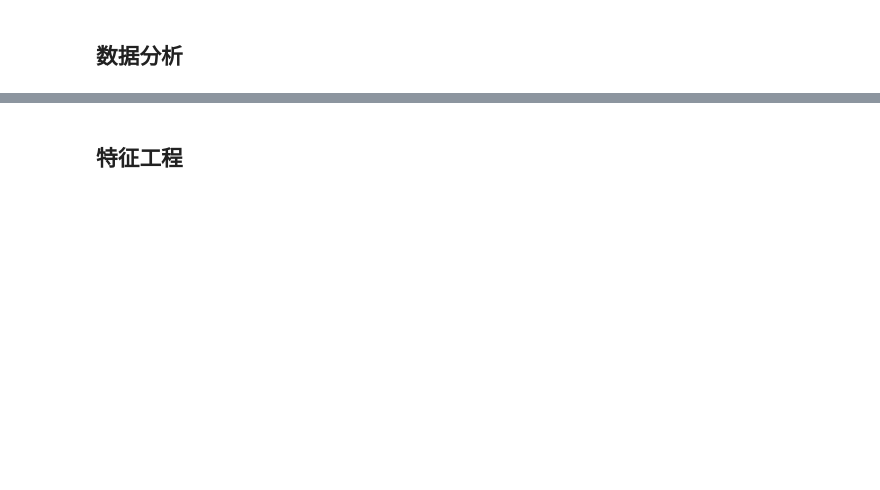
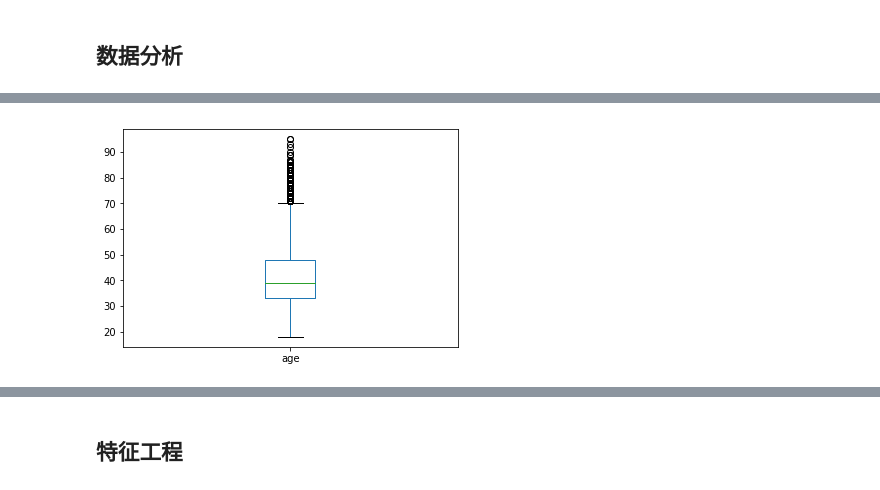
Before and after one commit to CapAllen/Notebook-for-Machine-Learning, a Jupyter notebook: Machine Learning实战.ipynb, the cells around one changed output, grey strips where cells are left out. Drawn from its saved outputs; the diff is of its cells as text; code cells hidden in the pictures; blank space fills up the shorter version.

```diff
--- a/Machine Learning实战.ipynb
+++ b/Machine Learning实战.ipynb
@@ -92,0 +152,5 @@ test.head()
+# %%
+# 绘制箱线图
+data['age'].plot(kind='box');
+# %% [output]
+[figure, added]
```
Also changed, not shown: parts of 49 cells of this notebook, 1 other file.
